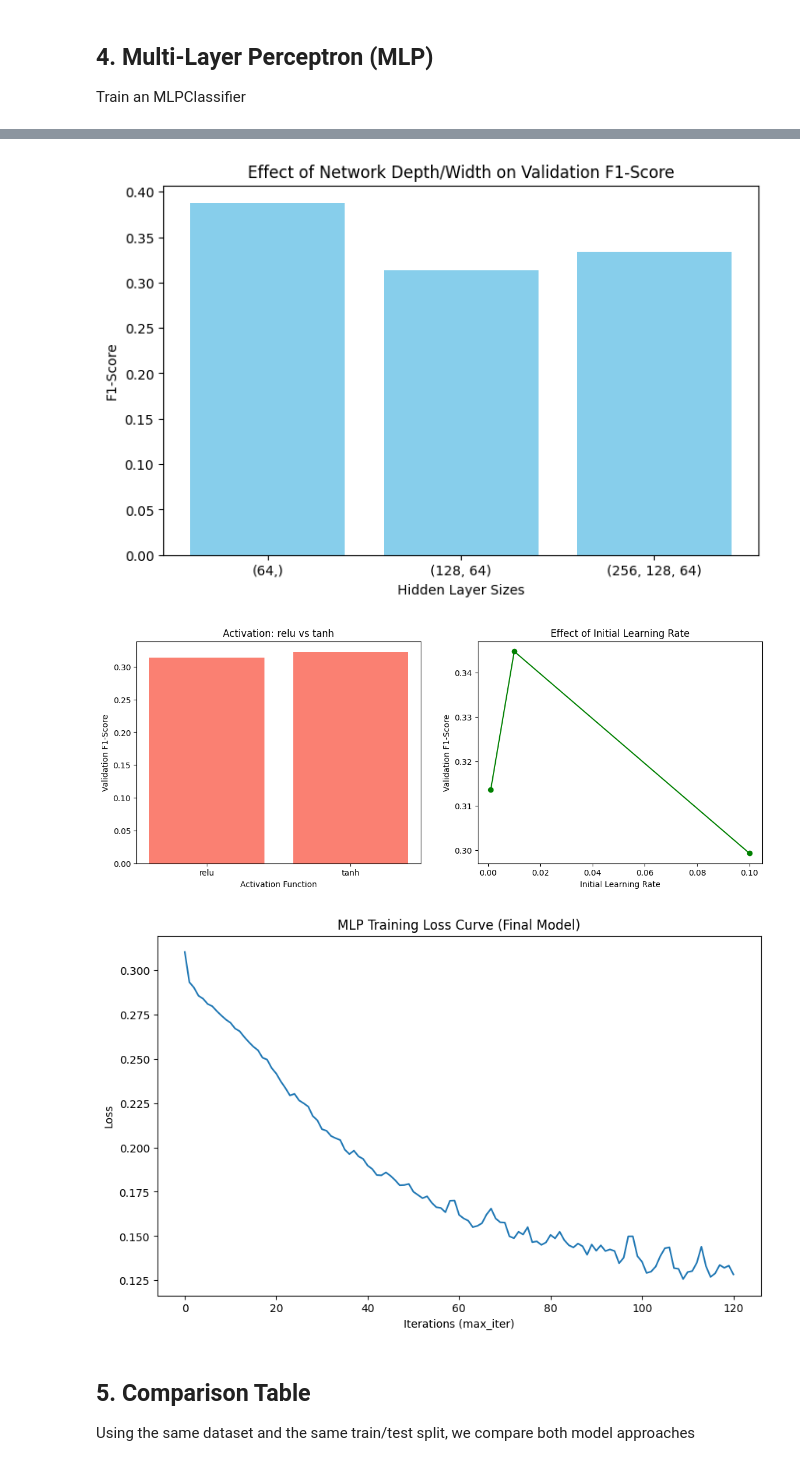
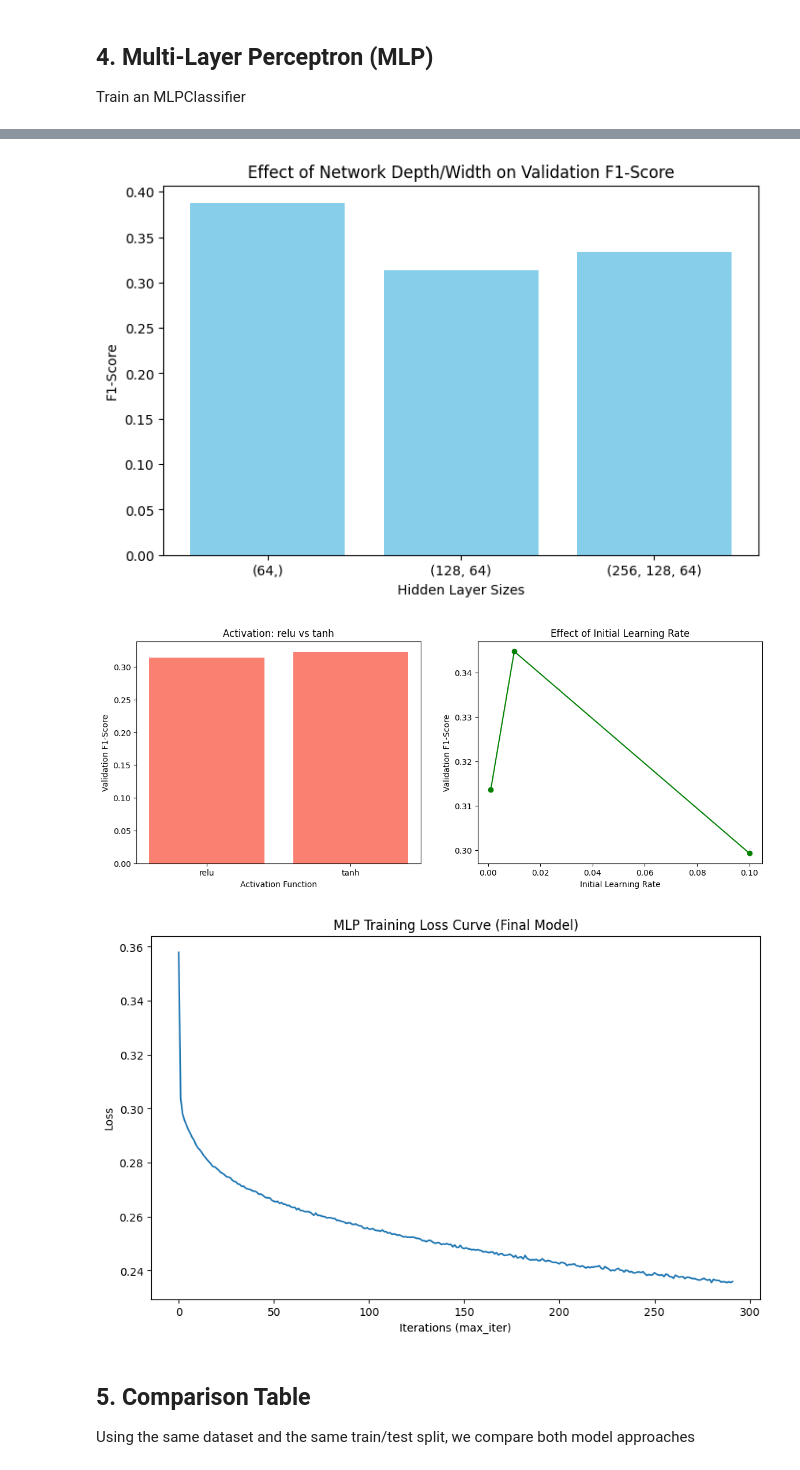
Before and after one commit to Daniel-Manjarrez/AppliedMachineLearningAssignment2, a Jupyter notebook: Assignment2.ipynb, the cells around one changed output, grey strips where cells are left out. Saved outputs shown, nothing was run; the diff lists cells and outputs as text; code cells hidden in the pictures.

```diff
--- a/Assignment2.ipynb
+++ b/Assignment2.ipynb
@@ -186,6 +215,29 @@ plt.show()
 ## 4. Multi-Layer Perceptron (MLP)
 Train an MLPClassifier
 # %%
+# Using RandomizedSearchCV to hypertune parameters to efficiently find a strong baseline
+param_dist_mlp = {
+    'hidden_layer_sizes': [(64,), (128, 64), (256, 128, 64)],
+    'activation': ['relu', 'tanh'],
+    'learning_rate_init': [0.001, 0.01, 0.1]
+}
+
+random_search_mlp = RandomizedSearchCV(
+    estimator=MLPClassifier(random_state=42),
+    param_distributions=param_dist_mlp,
+    n_iter=10,
+    scoring='f1',
+    cv=3,
+    verbose=1,
+    random_state=42,
+    n_jobs=-1
+)
+
+print("Starting MLP Randomized Search...")
+random_search_mlp.fit(X_train_enc, y_train)
+print("Best MLP Parameters:", random_search_mlp.best_params_)
+best_params_mlp = random_search_mlp.best_params_.copy()
+
 # Sensitivity to Feature Scaling
 #   As established in Step 1, we are using StandardScaler
 
@@ -242,8 +294,8 @@ plt.show()
 
 # Final Model Training and Loss Curve
 #   Visualizing training loss curve using loss_curve_
-#   We use max_iter=500 to ensure convergence
-mlp_final = MLPClassifier(hidden_layer_sizes=(128, 64), activation='relu', learning_rate_init=0.01,max_iter=500, random_state=42)
+#   We use max_iter=1000 to ensure convergence
+mlp_final = MLPClassifier(**best_params_mlp, max_iter=1000, random_state=42)
 mlp_final.fit(X_train_enc, y_train)
 
 plt.figure(figsize=(10, 6))
@@ -256,6 +311,6 @@ plt.show()
 [figure]
 [figure]
-[figure, old version]
+[figure, new version]
 # %% [markdown]
 ## 5. Comparison Table
 Using the same dataset and the same train/test split, we compare both model approaches
```
Also changed, not shown: parts of 3 cells of this notebook.
